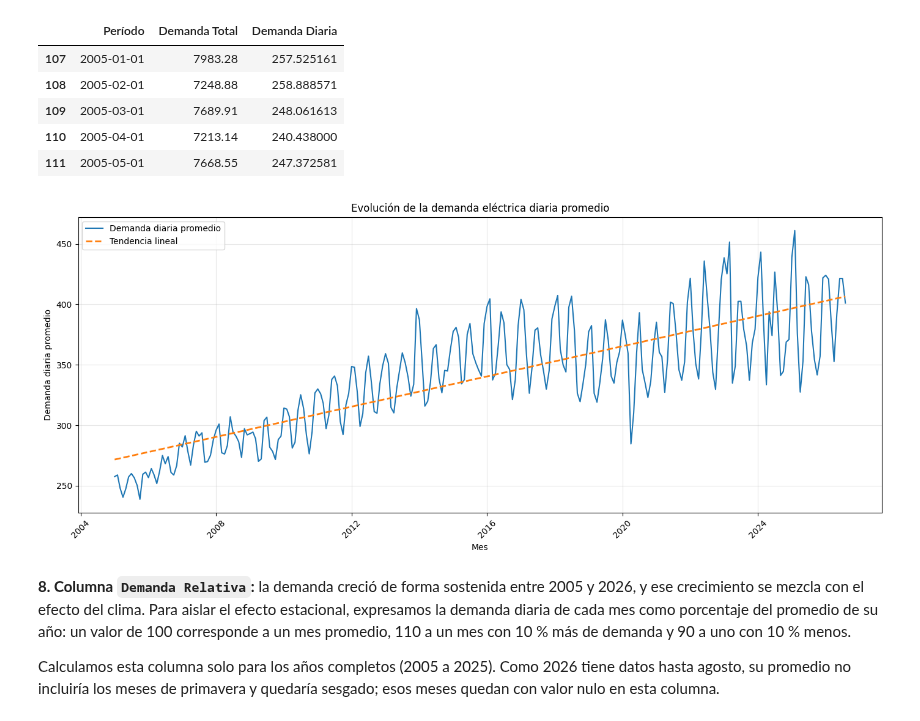
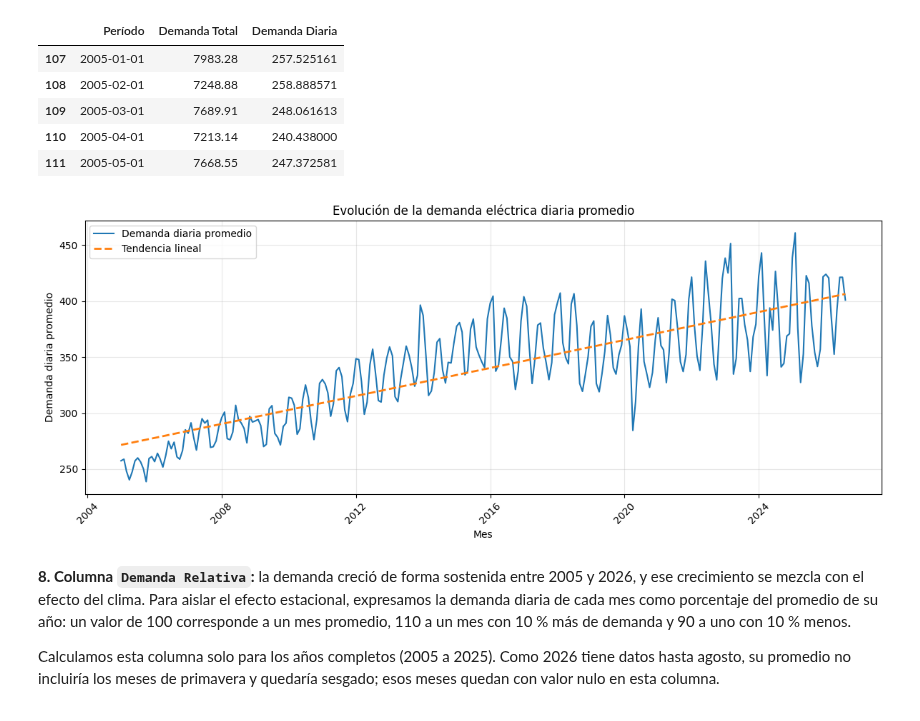
Before and after one commit to RafaelSeri/TP_LABO_MET, a Jupyter notebook: notebooks/Tp_labo.ipynb, the cells around one changed output. Saved outputs shown, nothing was run; the diff lists cells and outputs as text; code cells hidden in the pictures.

```diff
--- a/notebooks/Tp_labo.ipynb
+++ b/notebooks/Tp_labo.ipynb
@@ -617,35 +642,36 @@ y = df_base_mensual['Demanda Diaria']
 # Calcular la recta de tendencia
 pendiente, intercepto = np.polyfit(x, y, 1)
 tendencia = pendiente * x + intercepto
 
 # Graficar
-plt.figure(figsize=(14, 6))
+plt.figure(figsize=(12, 5))
 
 plt.plot(
     df_base_mensual['Período'],
     y,
     label='Demanda diaria promedio',
     linewidth=1.5
 )
 
 plt.plot(
     df_base_mensual['Período'],
     tendencia,
     linestyle='--',
     linewidth=2,
     label='Tendencia lineal'
 )
 
 plt.title('Evolución de la demanda eléctrica diaria promedio')
 plt.xlabel('Mes')
 plt.ylabel('Demanda diaria promedio')
 plt.legend()
 plt.grid(True, alpha=0.3)
 plt.xticks(rotation=45)
 plt.tight_layout()
+plt.savefig('evolucion_demanda_electrica_diaria.png', dpi=200)
 plt.show()
 # %% [output]
-[figure, old version]
+[figure, new version]
 # %% [markdown]
 **8. Columna `Demanda Relativa`:** la demanda creció de forma sostenida entre 2005 y 2026, y ese crecimiento se mezcla con el efecto del clima. Para aislar el efecto estacional, expresamos la demanda diaria de cada mes como porcentaje del promedio de su año: un valor de 100 corresponde a un mes promedio, 110 a un mes con 10 % más de demanda y 90 a uno con 10 % menos.
 
```
Also changed, not shown: parts of 20 cells of this notebook.
